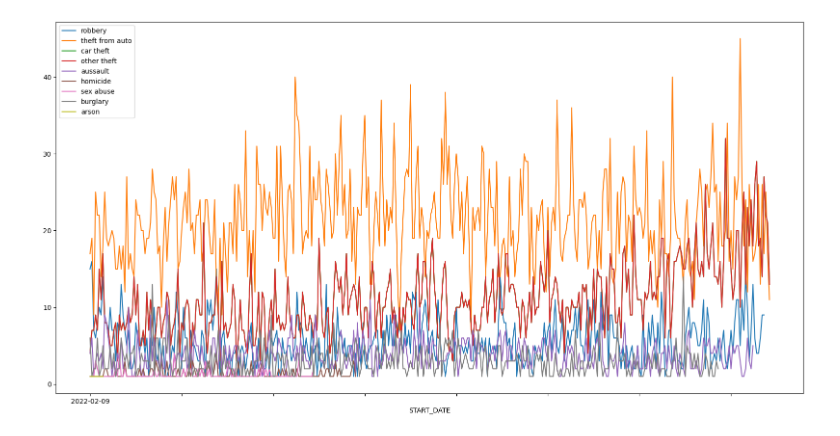
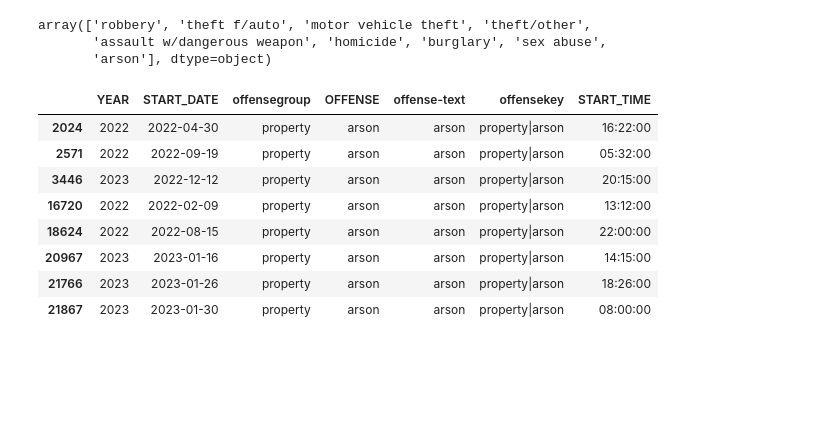
Before and after one commit to b-wild/Project_One_Group_2, a Jupyter notebook: DC_crime_analysis.ipynb, the cells around one changed output. Saved outputs shown, nothing was run; the diff lists cells and outputs as text; code cells hidden in the pictures; blank space fills up the shorter version.

```diff
--- a/DC_crime_analysis.ipynb
+++ b/DC_crime_analysis.ipynb
@@ -78,18 +64,0 @@ dtype: int64
-# %%
-# plot lines
-# x = DC_crime.groupby('START_DATE').count()
-robbery.groupby('START_DATE').count()['OFFENSE'].plot(kind='line', figsize=(20,10), label = "robbery")
-theft_auto.groupby('START_DATE').count()['OFFENSE'].plot(kind='line', figsize=(20,10), label = "theft from auto")
-car_theft.groupby('START_DATE').count()['OFFENSE'].plot(kind='line', figsize=(20,10), label = "car theft")
-other_theft.groupby('START_DATE').count()['OFFENSE'].plot(kind='line', figsize=(20,10), label = "other theft")
-aussault.groupby('START_DATE').count()['OFFENSE'].plot(kind='line', figsize=(20,10), label = "aussault")
-homicide.groupby('START_DATE').count()['OFFENSE'].plot(kind='line', figsize=(20,10), label = "homicide")
-abuse.groupby('START_DATE').count()['OFFENSE'].plot(kind='line', figsize=(20,10), label = "sex abuse")
-burglary.groupby('START_DATE').count()['OFFENSE'].plot(kind='line', figsize=(20,10), label = "burglary")
-arson.groupby('START_DATE').count()['OFFENSE'].plot(kind='line', figsize=(20,10), label = "arson")
-
-
-plt.legend()
-plt.show()
-# %% [output]
-[figure, removed]
@@ -116,0 +65,30 @@ plt.show()
+# %%
+DC_crime['OFFENSE'].unique()
+# %% [output]
+array(['robbery', 'theft f/auto', 'motor vehicle theft', 'theft/other',
+       'assault w/dangerous weapon', 'homicide', 'burglary', 'sex abuse',
+       'arson'], dtype=object)
+# %%
+robbery = DC_crime.loc[DC_crime["OFFENSE"] == "robbery"]
+theft_auto = DC_crime.loc[DC_crime["OFFENSE"] == "theft f/auto"]
+car_theft = DC_crime.loc[DC_crime["OFFENSE"] == "motor vehicle theft"]
+other_theft = DC_crime.loc[DC_crime["OFFENSE"] == "motor vehicle theft"]
+aussault = DC_crime.loc[DC_crime["OFFENSE"] == "assault w/dangerous weapon"]
+homicide = DC_crime.loc[DC_crime["OFFENSE"] == "homicide"]
+abuse = DC_crime.loc[DC_crime["OFFENSE"] == "sex abuse"]
+burglary = DC_crime.loc[DC_crime["OFFENSE"] == "burglary"]
+arson = DC_crime.loc[DC_crime["OFFENSE"] == "arson"]
+
+arson
+
+# robbery, theft_auto, car_theft, other_theft, aussault, homicide, abuse, burglary, arson
+# %% [output]
+|  | YEAR | START_DATE | offensegroup | OFFENSE | offense-text | offensekey | START_TIME |
+| 2024 | 2022 | 2022-04-30 | property | arson | arson | property|arson | 16:22:00 |
+| 2571 | 2022 | 2022-09-19 | property | arson | arson | property|arson | 05:32:00 |
+| 3446 | 2023 | 2022-12-12 | property | arson | arson | property|arson | 20:15:00 |
+| 16720 | 2022 | 2022-02-09 | property | arson | arson | property|arson | 13:12:00 |
+| 18624 | 2022 | 2022-08-15 | property | arson | arson | property|arson | 22:00:00 |
+| 20967 | 2023 | 2023-01-16 | property | arson | arson | property|arson | 14:15:00 |
+| 21766 | 2023 | 2023-01-26 | property | arson | arson | property|arson | 18:26:00 |
+| 21867 | 2023 | 2023-01-30 | property | arson | arson | property|arson | 08:00:00 |
```
Also changed, not shown: parts of 11 cells of this notebook, 4 other files.
